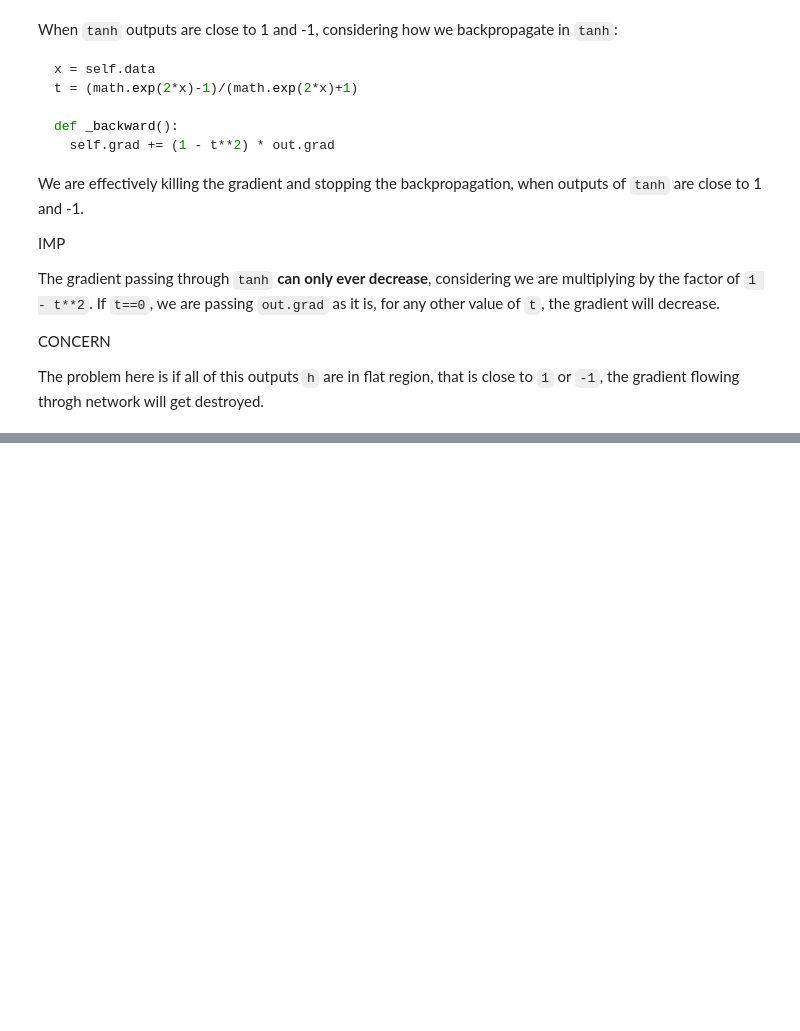
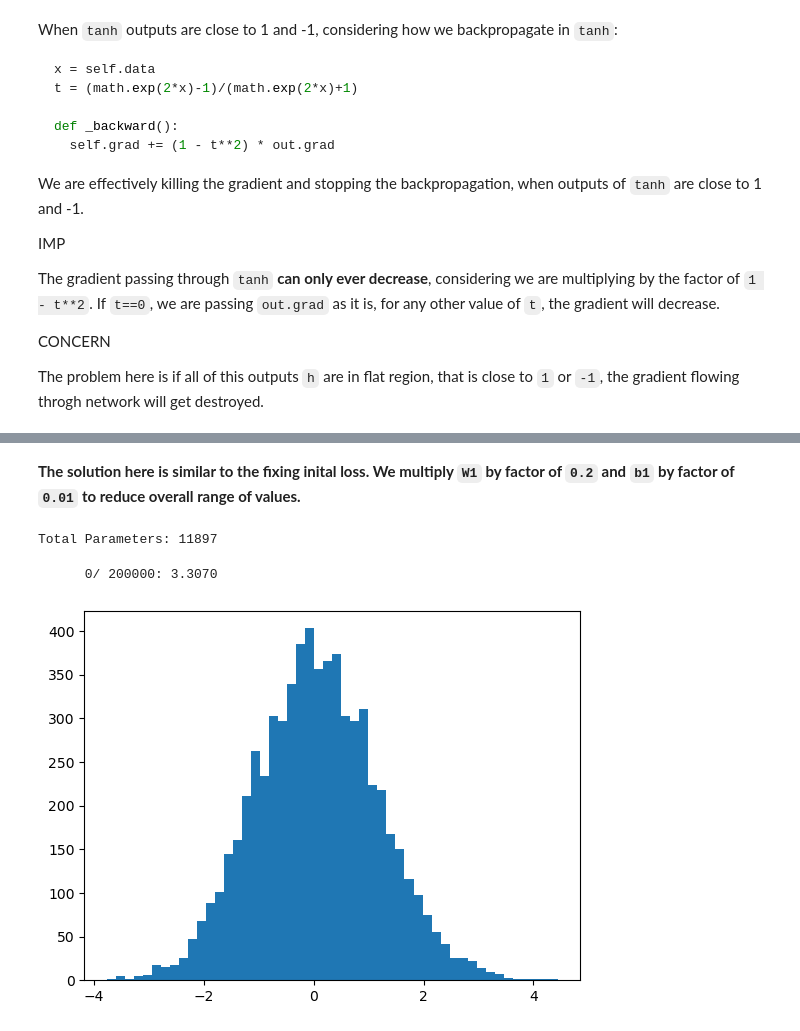
Before and after one commit to blackbird71SR/CharacterLLMs, a Jupyter notebook: build_makemore_part2.ipynb, the cells around one changed output, grey strips where cells are left out. Cells and saved outputs as stored; diff of their text form; code cells hidden in the pictures; blank space fills up the shorter version.

Commit message:
Fix the staurated tanh and add loss log for all the models

```diff
--- a/build_makemore_part2.ipynb
+++ b/build_makemore_part2.ipynb
@@ -305,0 +346,67 @@ The problem here is if all of this outputs `h` are in flat region, that is close
+# %% [markdown]
+**The solution here is similar to the fixing inital loss. We multiply `W1` by factor of `0.2` and `b1` by factor of `0.01` to reduce overall range of values.**
+# %%
+def initializeWeights(n_vocab, block_size, n_embed, n_hidden):
+  g = torch.Generator().manual_seed(2147483647)
+
+  C = torch.randn((n_vocab, n_embed), generator=g)
+  W1 = torch.randn((n_embed * block_size, n_hidden), generator=g) * 0.2
+  b1 = torch.randn(n_hidden, generator=g) * 0.01
+  W2 = torch.randn((n_hidden, n_vocab), generator=g) * 0.01
+  b2 = torch.randn(n_vocab, generator=g) * 0
+
+  parameters = [C, W1, b1, W2, b2]
+  for p in parameters:
+    p.requires_grad = True
+
+  print(f'Total Parameters: {sum(p.nelement() for p in parameters)}')
+  return parameters
+
+parameters = initializeWeights(n_vocab, BLOCK_SIZE, N_EMBED, N_HIDDEN)
+# %% [output]
+Total Parameters: 11897
+# %%
+
+n_epochs, batch_size = N_EPOCHS, BATCH_SIZE
+X, Y = Xtr, Ytr
+
+C, W1, b1, W2, b2 = parameters
+g = torch.Generator().manual_seed(2147483647)
+lossi = []
+
+for epoch in range(n_epochs):
+
+  # Minibatch Construct
+  ix = torch.randint(0, X.shape[0], (batch_size,), generator=g)
+  X_batch, Y_batch = X[ix], Y[ix] # batch X, Y
+
+  # Forward Pass
+  emb = C[X_batch] # embed characters into vectors
+  embcat = emb.view(emb.shape[0], -1) # concatentae the vectors
+  hpreact = embcat @ W1 + b1 # hidden layer preactivation
+  h = torch.tanh(hpreact) # hidden layer
+  logits = h @ W2 + b2
+  loss = F.cross_entropy(logits, Y_batch) # loss function
+
+  # Backward Pass
+  for p in parameters:
+    p.grad = None
+  loss.backward()
+
+  # Update Parameters
+  lr = 0.1 if epoch < 100000 else 0.01 # stop learning rate decay
+  for p in parameters:
+    p.data += -lr * p.grad
+
+  # Track Stats
+  lossi.append(loss.log10().item())
+  if epoch % 10000 == 0:
+    print(f'{epoch:7d}/{n_epochs:7d}: {loss.item():.4f}')
+
+  break
+# %% [output]
+      0/ 200000: 3.3070
+# %%
+plt.hist(hpreact.view(-1).tolist(), 50);
+# %% [output]
+[figure, added]
```
Also changed, not shown: parts of 14 cells of this notebook.
